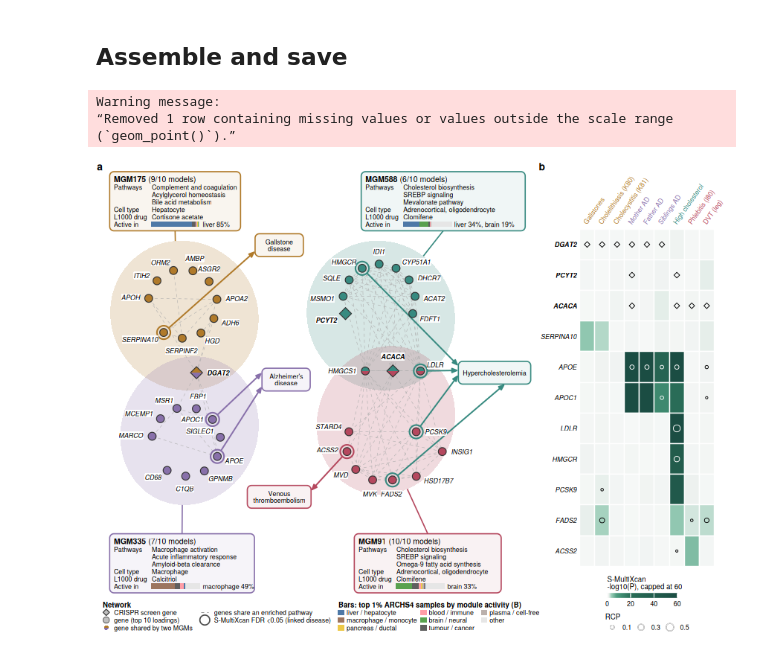
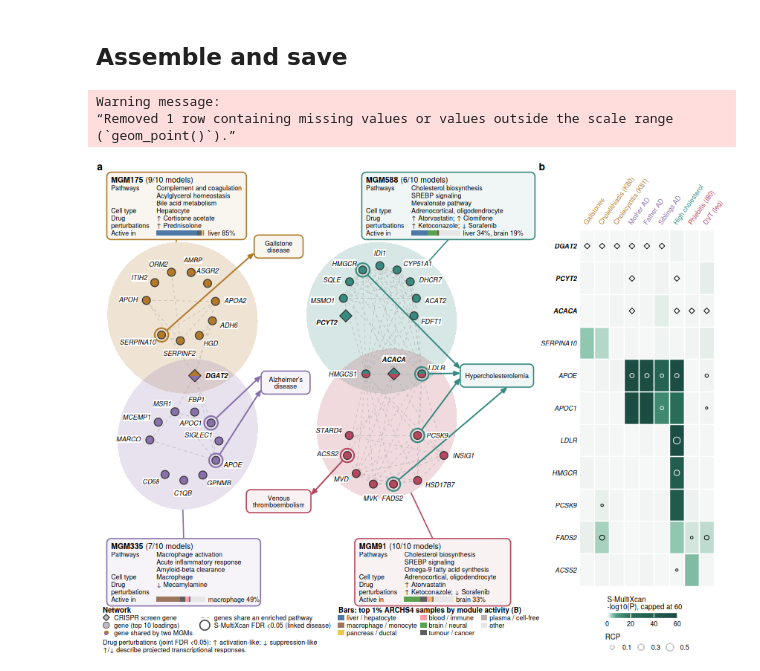
Before and after one commit to miltondp/clamp-analyses, a Jupyter notebook: nbs/99_panels/fig5.executed.ipynb, the cells around one changed output. Saved outputs shown, nothing was run; the diff lists cells and outputs as text; code cells hidden in the pictures.

```diff
--- a/nbs/99_panels/fig5.executed.ipynb
+++ b/nbs/99_panels/fig5.executed.ipynb
@@ -63,7 +63,7 @@ suppressPackageStartupMessages(library(ggforce))
 dirs <- main_figure_dirs("fig5")
 D <- here("output/03_model_biology/02_archs4/04_crispercas/00_mgm/fig5")
 for (f in list.files(D, pattern = "\\.csv$", full.names = TRUE)) file.copy(f, file.path(dirs$source, basename(f)), overwrite = TRUE)
-FIG_W <- 180; FIG_H <- 134
+FIG_W <- 180; FIG_H <- 140
 PANEL_W <- 122; PANEL_H <- 123
 
 mods <- fread_mgm(file.path(D, "modules.csv"))
@@ -210,11 +210,18 @@ lab <- data.table(metaLV = c("MGM175", "MGM335", "MGM588", "MGM91"), lx = c(1, 1
 lab <- merge(merge(lab, mods[, .(metaLV, models, pathways, cells, drug)], by = "metaLV"),
              proj[set == "top 1%" & category != "other" & pct >= 15][order(-pct)][, .(act = paste(paste0(short[category], " ", round(pct), "%"), collapse = ", ")), by = metaLV], by = "metaLV")
 lab[, title := paste0("bold('", metaLV, "')~'(", models, " models)'")]
-KX <- 11; LH <- 2.15
+KX <- 13; LH <- 2.15
 rows <- lab[, {
   pw <- strsplit(pathways, "; ")[[1]]
-  data.table(k = c("Pathways", rep("", length(pw) - 1), "Cell type", "L1000 drug", "Active in"),
-             val = c(pw, sub(";.*", "", cells), drug, ""), i = seq_len(length(pw) + 3))
+  drugs <- strsplit(drug, "; ")[[1]]
+  dl <- character()
+  for (d in drugs) {
+    if (length(dl) == 0 || nchar(paste(tail(dl, 1), d, sep = "; ")) > 29) dl <- c(dl, d)
+    else dl[length(dl)] <- paste(tail(dl, 1), d, sep = "; ")
+  }
+  if (length(dl) < 2) dl <- c(dl, "")
+  data.table(k = c("Pathways", rep("", length(pw) - 1), "Cell type", "Drug", "perturbations", rep("", length(dl) - 2), "Active in"),
+             val = c(pw, sub(";.*", "", cells), dl, ""), i = seq_len(length(pw) + length(dl) + 2))
 }, by = .(metaLV, lx, ly)]
 rows[, y := ly - 3.2 - (i - 1) * LH]
 BW <- 14; BH <- 1.4
@@ -378,8 +385,10 @@ leg <- ggplot() +
   annotate("text", x = 66, y = 6.5, label = "Bars: top 1% ARCHS4 samples by module activity (B)", hjust = 0, size = 5.5 / .pt, fontface = "bold") +
   geom_tile(data = leg_c, aes(x + .8, y, fill = category), width = 1.6, height = 1.3) +
   geom_text(data = leg_c, aes(x + 2.3, y, label = lab), hjust = 0, size = 5 / .pt) +
+  annotate("text", x = 0, y = -2.6, label = "Drug perturbations (joint FDR <0.05): ↑ activation-like; ↓ suppression-like", hjust = 0, size = 5 / .pt) +
+  annotate("text", x = 0, y = -4.7, label = "↑/↓ describe projected transcriptional responses.", hjust = 0, size = 5 / .pt) +
   scale_fill_manual(values = ccol, guide = "none") +
-  coord_fixed(xlim = c(0, PANEL_W), ylim = c(-1.2, 7.4), expand = FALSE, clip = "off") + theme_void()
+  coord_fixed(xlim = c(0, PANEL_W), ylim = c(-5.5, 7.4), expand = FALSE, clip = "off") + theme_void()
 # %% [markdown]
 ## Panel b: single-gene TWAS and colocalization
 # %%
@@ -420,17 +429,17 @@ Warning message:
 # %%
 tag <- function(p, l) ggdraw() + draw_plot(p, x = .015, y = 0, width = .985, height = .97) +
   draw_label(l, x = .002, y = .998, hjust = 0, vjust = 1, size = FS_TAG, fontface = "bold", fontfamily = "Helvetica")
-pa <- plot_grid(plot_a, leg, ncol = 1, rel_heights = c(PANEL_H, 9.5))
+pa <- plot_grid(plot_a, leg, ncol = 1, rel_heights = c(PANEL_H, 13.5))
 fig <- plot_grid(tag(pa, "a"), tag(plot_b, "b"), nrow = 1, rel_widths = c(PANEL_W + 4, FIG_W - PANEL_W - 4))
 for (ext in c("pdf", "png", "svg")) {
   dev <- switch(ext, pdf = cairo_pdf, png = ragg::agg_png, svg = svg_device)
   ggsave(file.path(dirs$out, paste0("fig5.", ext)), fig, width = FIG_W, height = FIG_H, units = "mm", device = dev, bg = "white", dpi = 400)
   if (ext == "svg") add_svg_font_stack(file.path(dirs$out, "fig5.svg"))
 }
 options(repr.plot.width = FIG_W / 25.4, repr.plot.height = FIG_H / 25.4)
 print(fig)
 # %% [output]
 Warning message:
 “Removed 1 row containing missing values or values outside the scale range
 (`geom_point()`).”
-[figure, old version]
+[figure, new version]
```
Also changed, not shown: parts of 3 cells of this notebook, 25 other files.
